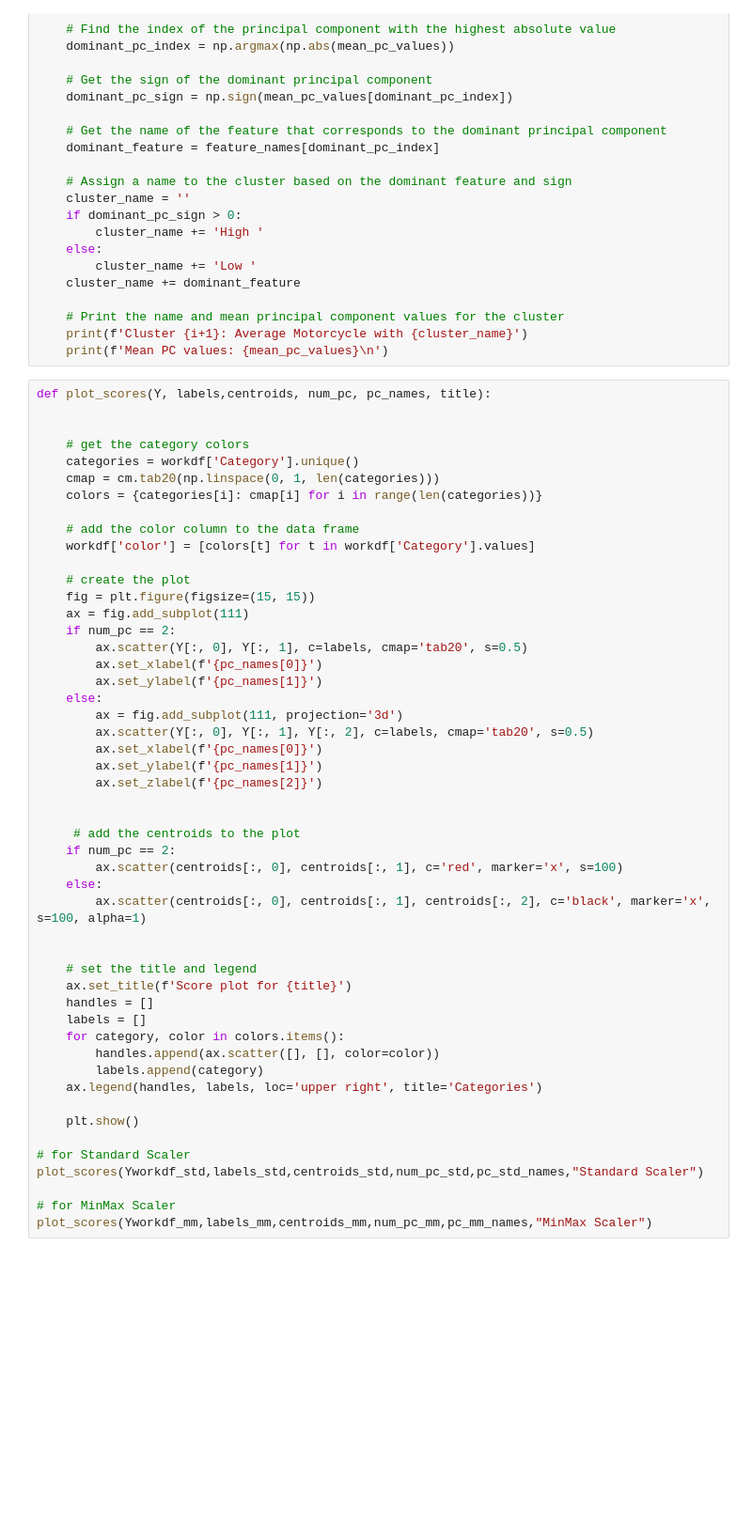
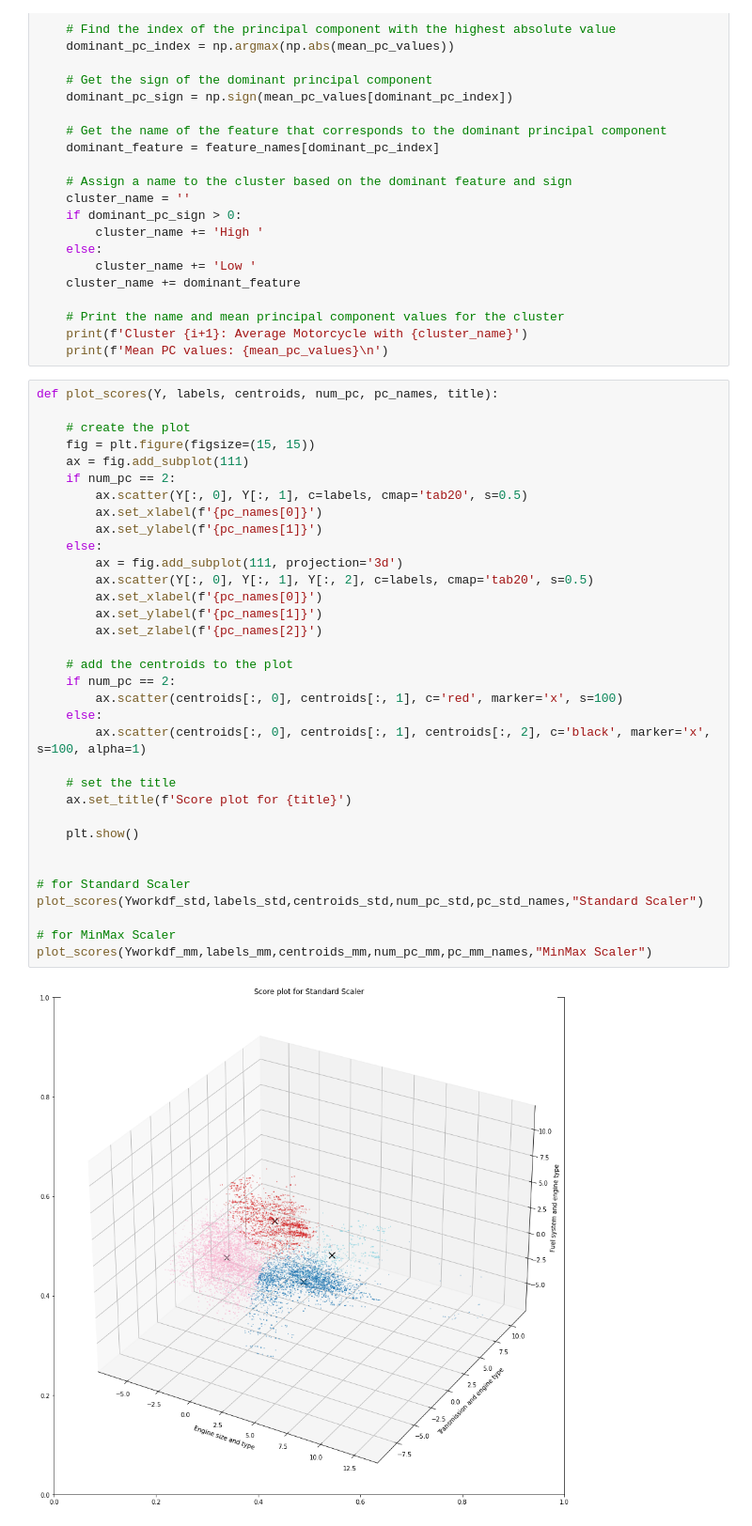
Before and after one commit to codeowlers/PrincipalComponentsAnalysis, a Jupyter notebook: main-script.ipynb, the cells around one changed output. Shown: that part at 94% size. Drawn from its saved outputs; the diff is of its cells as text; blank space fills up the shorter version.

Commit message:
Plot Score: remove legend since irrelevent

```diff
--- a/main-script.ipynb
+++ b/main-script.ipynb
@@ -514,52 +514,38 @@ for i in range(centroids_mm.shape[0]):
     print(f'Cluster {i+1}: Average Motorcycle with {cluster_name}')
     print(f'Mean PC values: {mean_pc_values}\n')
 # %%
-def plot_scores(Y, labels,centroids, num_pc, pc_names, title):
-
-
-    # get the category colors
-    categories = workdf['Category'].unique()
-    cmap = cm.tab20(np.linspace(0, 1, len(categories)))
-    colors = {categories[i]: cmap[i] for i in range(len(categories))}
-
-    # add the color column to the data frame
-    workdf['color'] = [colors[t] for t in workdf['Category'].values]
+def plot_scores(Y, labels, centroids, num_pc, pc_names, title):
 
     # create the plot
     fig = plt.figure(figsize=(15, 15))
     ax = fig.add_subplot(111)
     if num_pc == 2:
         ax.scatter(Y[:, 0], Y[:, 1], c=labels, cmap='tab20', s=0.5)
         ax.set_xlabel(f'{pc_names[0]}')
         ax.set_ylabel(f'{pc_names[1]}')
     else:
         ax = fig.add_subplot(111, projection='3d')
         ax.scatter(Y[:, 0], Y[:, 1], Y[:, 2], c=labels, cmap='tab20', s=0.5)
         ax.set_xlabel(f'{pc_names[0]}')
         ax.set_ylabel(f'{pc_names[1]}')
         ax.set_zlabel(f'{pc_names[2]}')
 
-
-     # add the centroids to the plot
+    # add the centroids to the plot
     if num_pc == 2:
         ax.scatter(centroids[:, 0], centroids[:, 1], c='red', marker='x', s=100)
     else:
         ax.scatter(centroids[:, 0], centroids[:, 1], centroids[:, 2], c='black', marker='x', s=100, alpha=1)
 
-
-    # set the title and legend
+    # set the title
     ax.set_title(f'Score plot for {title}')
-    handles = []
-    labels = []
-    for category, color in colors.items():
-        handles.append(ax.scatter([], [], color=color))
-        labels.append(category)
-    ax.legend(handles, labels, loc='upper right', title='Categories')
 
     plt.show()
+
 
 # for Standard Scaler
 plot_scores(Yworkdf_std,labels_std,centroids_std,num_pc_std,pc_std_names,"Standard Scaler")
 
 # for MinMax Scaler
 plot_scores(Yworkdf_mm,labels_mm,centroids_mm,num_pc_mm,pc_mm_names,"MinMax Scaler")
+# %% [output]
+[figure, added]
```
Also changed, not shown: parts of 1 cell of this notebook.
